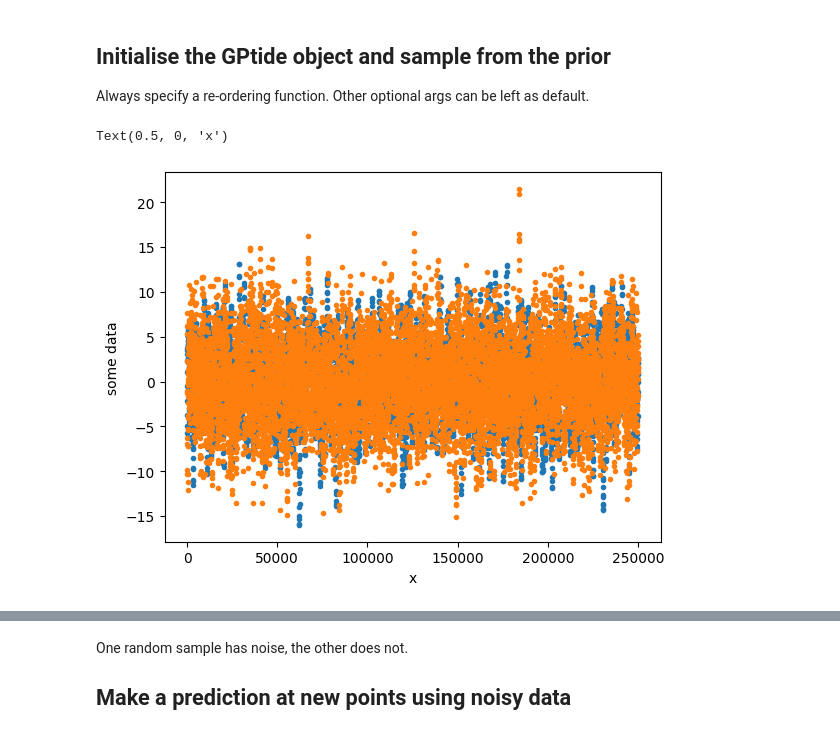
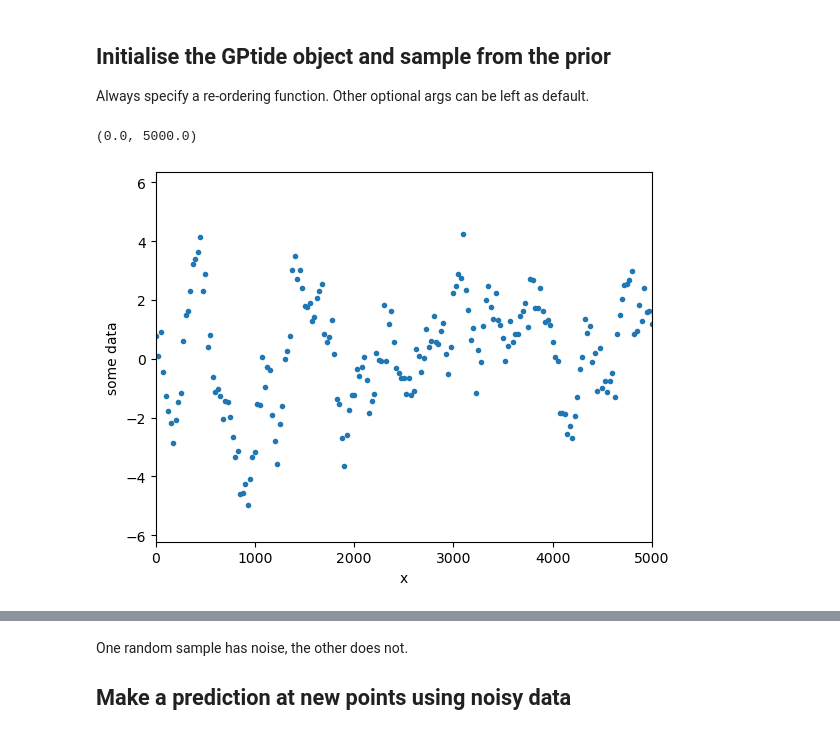
Before and after one commit to TIDE-ITRH/gpvecchia, a Jupyter notebook: docs/examples/example_01_1d_kernel_introduction.ipynb, the cells around one changed output, grey strips where cells are left out. Cells and saved outputs as stored; diff of their text form; code cells hidden in the pictures.

```diff
--- a/docs/examples/example_01_1d_kernel_introduction.ipynb
+++ b/docs/examples/example_01_1d_kernel_introduction.ipynb
@@ -19,21 +19,22 @@ We use an exponential-quadratic  kernel with a length scale $\ell$ = 100 and var
 from numba import njit
 
 @njit(cache=True)
-def expquad(d, l):
-    """Exponential quadration base function/Squared exponential/RBF"""
-    return np.exp(-d**2/(2*l**2))
+def expquad_1d(x, xpr, params):
+    eta, l = params
+    d = np.sum((x-xpr)**2)
+    return eta**2. * np.exp(-d/(2*l*l))
 # %%
 ####
 # These are our kernel input parameters
 noise = 0.5
-η = 4
+η = 2
 ℓ = 100
-covfunc = expquad
+covfunc = expquad_1d
 
 ###
 # Domain size parameters
 dx = 25.
-N = 10000
+N = 1000
 covparams = (η, ℓ)
 
 # Input data points
@@ -42,6 +43,7 @@ xd = np.arange(0,dx*N,dx)[:,None]
 # A re-ordering function should always be specified - the default is no re-ordering
 order_func = np.random.permutation
 order_params = len(xd)
+ordering_index = order_func(order_params) # we don't need to do this, unless we compute neighbours outside the object
 # %% [markdown]
 ## Initialise the GPtide object and sample from the prior
 
@@ -49,17 +51,17 @@ Always specify a re-ordering function. Other optional args can be left as defaul
 # %%
 GP = GPtideVecchia(xd, xd, noise, covfunc, covparams, order_func=order_func, order_params=order_params)
 
-# Use the .prior() method to obtain some samples
-yd = GP.sample_prior(samples=1)
+# # Use the .prior() method to obtain some samples
+# yd = GP.sample_prior(samples=1)
 
 # Note the default is to not add noise
 yd_noisy = GP.sample_prior(samples=1, add_noise=True)
 
 plt.figure()
-plt.plot(xd, yd,'.')
-plt.plot(xd, yd_noisy,'.')
+plt.plot(xd, yd_noisy, '.')
 plt.ylabel('some data')
 plt.xlabel('x')
+plt.xlim(0, 5000)
 # %% [output]
-Text(0.5, 0, 'x')
+(0.0, 5000.0)
-[figure, old version]
+[figure, new version]
```
Also changed, not shown: parts of 9 cells of this notebook, 6 other files.
